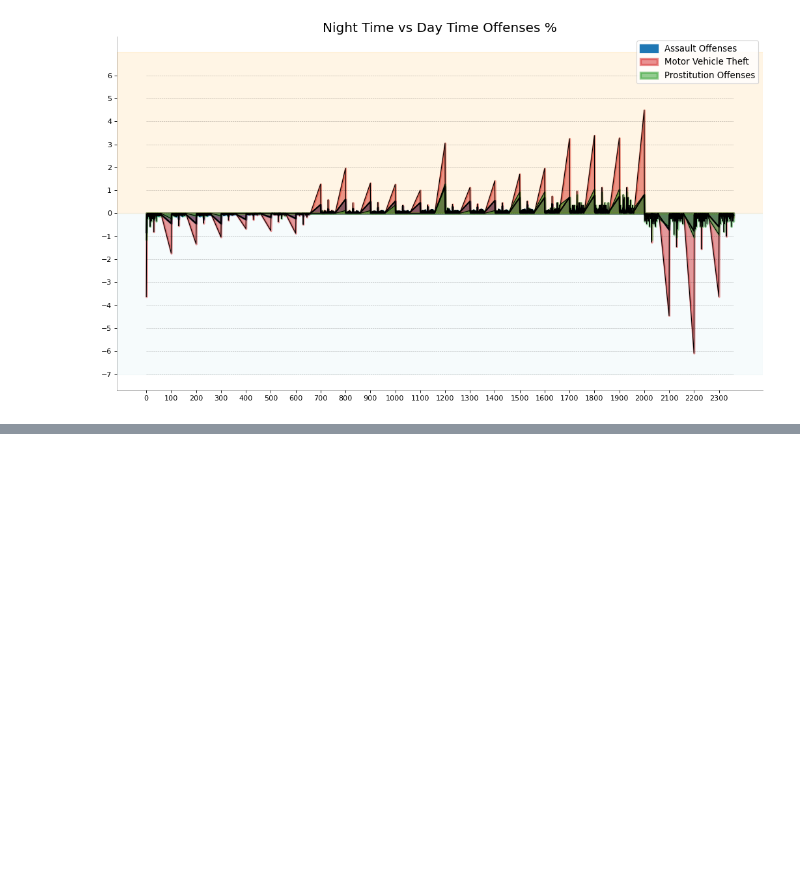
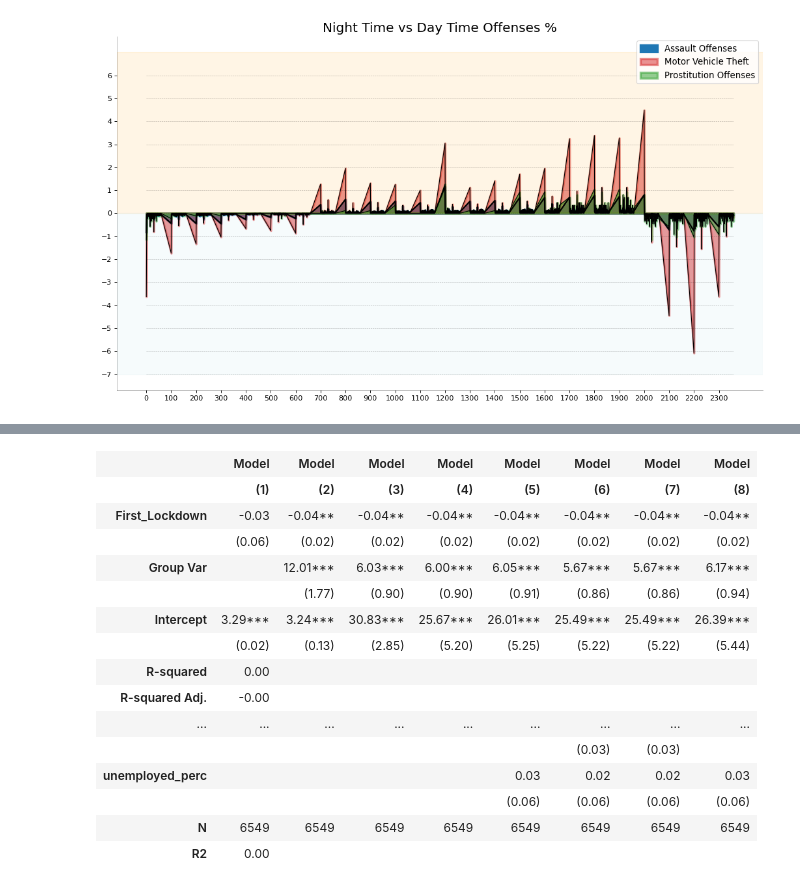
Before and after one commit to Abraham-newbie/Predicting_Crime_From_Space, a Jupyter notebook: project_ar.ipynb, the cells around one changed output, grey strips where cells are left out. Cells and saved outputs as stored; diff of their text form; code cells hidden in the pictures; blank space fills up the shorter version.

```diff
--- a/project_ar.ipynb
+++ b/project_ar.ipynb
@@ -39,7 +44,7 @@ def clean_data():
 
      cwd = os.getcwd()
      files = os.listdir("data")
-     prefix='Crime'
+     prefix='CrimeData-'
      file= list(filter(lambda file: file.startswith(prefix),files))
 
      df = []
@@ -277,0 +441,69 @@ plt.show()
+# %%
+n_month_crime_with_brightness=n_month_crime_with_brightness_all_day
+
+
+n_month_crime_with_brightness['First_Lockdown']=0
+n_month_crime_with_brightness.loc[(n_month_crime_with_brightness['OccurMonth_Year']>="2020-03") & (n_month_crime_with_brightness['OccurMonth_Year']<="2020-07"),'First_Lockdown'] =1
+n_month_crime_with_brightness[n_month_crime_with_brightness['commute_by_walking_perc'].isnull()]
+
+#n_month_crime_with_brightness['Total_Offenses']= np.log(n_month_crime_with_brightness['Total_Offenses'])
+#n_month_crime_with_brightness['median_household_income']= np.log(n_month_crime_with_brightness['median_household_income'])
+
+np.seterr(divide = 'ignore')
+
+n_month_crime_with_brightness['log_median_household_income']=  np.where(n_month_crime_with_brightness['median_household_income']>0,np.log(n_month_crime_with_brightness['median_household_income']), 0)
+n_month_crime_with_brightness['log_Total_Offenses'] = np.where(n_month_crime_with_brightness['Total_Offenses']>0, np.log(n_month_crime_with_brightness['Total_Offenses']), 0)
+
+ols_1 = sm.ols(formula='log_Total_Offenses ~ First_Lockdown',
+                          data=n_month_crime_with_brightness).fit()
+ols_2 =  smf.mixedlm('log_Total_Offenses ~ First_Lockdown',n_month_crime_with_brightness, groups=n_month_crime_with_brightness["Neighborhood"]).fit()
+
+ols_3 =  smf.mixedlm('log_Total_Offenses ~ First_Lockdown  + log_median_household_income',n_month_crime_with_brightness, groups=n_month_crime_with_brightness["Neighborhood"]).fit()
+
+ols_4 =  smf.mixedlm('log_Total_Offenses ~ First_Lockdown + log_median_household_income + people_below_poverty',n_month_crime_with_brightness, groups=n_month_crime_with_brightness["Neighborhood"]).fit()
+
+ols_5 =  smf.mixedlm('log_Total_Offenses ~ First_Lockdown + log_median_household_income + unemployed_perc + people_below_poverty',n_month_crime_with_brightness, groups=n_month_crime_with_brightness["Neighborhood"]).fit()
+
+ols_6 =  smf.mixedlm('log_Total_Offenses ~ First_Lockdown + log_median_household_income + unemployed_perc + people_below_poverty + perc_diff_state_last_year + total_newcomers_perc',n_month_crime_with_brightness, groups=n_month_crime_with_brightness["Neighborhood"]).fit()
+
+
+ols_7 =  smf.mixedlm('log_Total_Offenses ~ First_Lockdown + log_median_household_income + unemployed_perc + people_below_poverty + perc_diff_state_last_year + total_newcomers_perc',n_month_crime_with_brightness, groups=n_month_crime_with_brightness["Neighborhood"]).fit()
+
+ols_8 =  smf.mixedlm('log_Total_Offenses ~ First_Lockdown + log_median_household_income + unemployed_perc + people_below_poverty +  perc_diff_state_last_year + commute_by_walking_perc',n_month_crime_with_brightness, groups=n_month_crime_with_brightness["Neighborhood"]).fit()
+
+
+
+
+reg1 = ols_1
+reg2 = ols_2
+reg3 = ols_3
+reg4 = ols_4
+reg5 = ols_5
+reg6 = ols_6
+reg7 = ols_7
+reg8 = ols_8
+
+
+results = summary_col([reg1, reg2, reg3, reg4,reg5,reg6,reg7,reg8],stars=True,float_format='%0.2f',
+                  model_names=['Model\n(1)', 'Model\n(2)', 'Model\n(3)',  'Model\n(4)',
+                               'Model\n(5)',  'Model\n(6)',  'Model\n(7)' , 'Model\n(8)'],
+                  info_dict={'N':lambda x: "{0:d}".format(int(x.nobs)),
+                             'R2':lambda x: "{:.2f}".format(x.rsquared)})
+results
+# %% [output]
+|  | Model | Model | Model | Model | Model | Model | Model | Model |
+|  | (1) | (2) | (3) | (4) | (5) | (6) | (7) | (8) |
+| First_Lockdown | -0.03 | -0.04** | -0.04** | -0.04** | -0.04** | -0.04** | -0.04** | -0.04** |
+|  | (0.06) | (0.02) | (0.02) | (0.02) | (0.02) | (0.02) | (0.02) | (0.02) |
+| Group Var |  | 12.01*** | 6.03*** | 6.00*** | 6.05*** | 5.67*** | 5.67*** | 6.17*** |
+|  |  | (1.77) | (0.90) | (0.90) | (0.91) | (0.86) | (0.86) | (0.94) |
+| Intercept | 3.29*** | 3.24*** | 30.83*** | 25.67*** | 26.01*** | 25.49*** | 25.49*** | 26.39*** |
+|  | (0.02) | (0.13) | (2.85) | (5.20) | (5.25) | (5.22) | (5.22) | (5.44) |
+| R-squared | 0.00 |  |  |  |  |  |  |  |
+| R-squared Adj. | -0.00 |  |  |  |  |  |  |  |
+| ... | ... | ... | ... | ... | ... | ... | ... | ... |
+|  |  |  |  |  |  | (0.03) | (0.03) |  |
+| unemployed_perc |  |  |  |  | 0.03 | 0.02 | 0.02 | 0.03 |
+|  |  |  |  |  | (0.06) | (0.06) | (0.06) | (0.06) |
+| N | 6549 | 6549 | 6549 | 6549 | 6549 | 6549 | 6549 | 6549 |
+| R2 | 0.00 |  |  |  |  |  |  |  |
```
Also changed, not shown: parts of 13 cells of this notebook, 10 other files.
